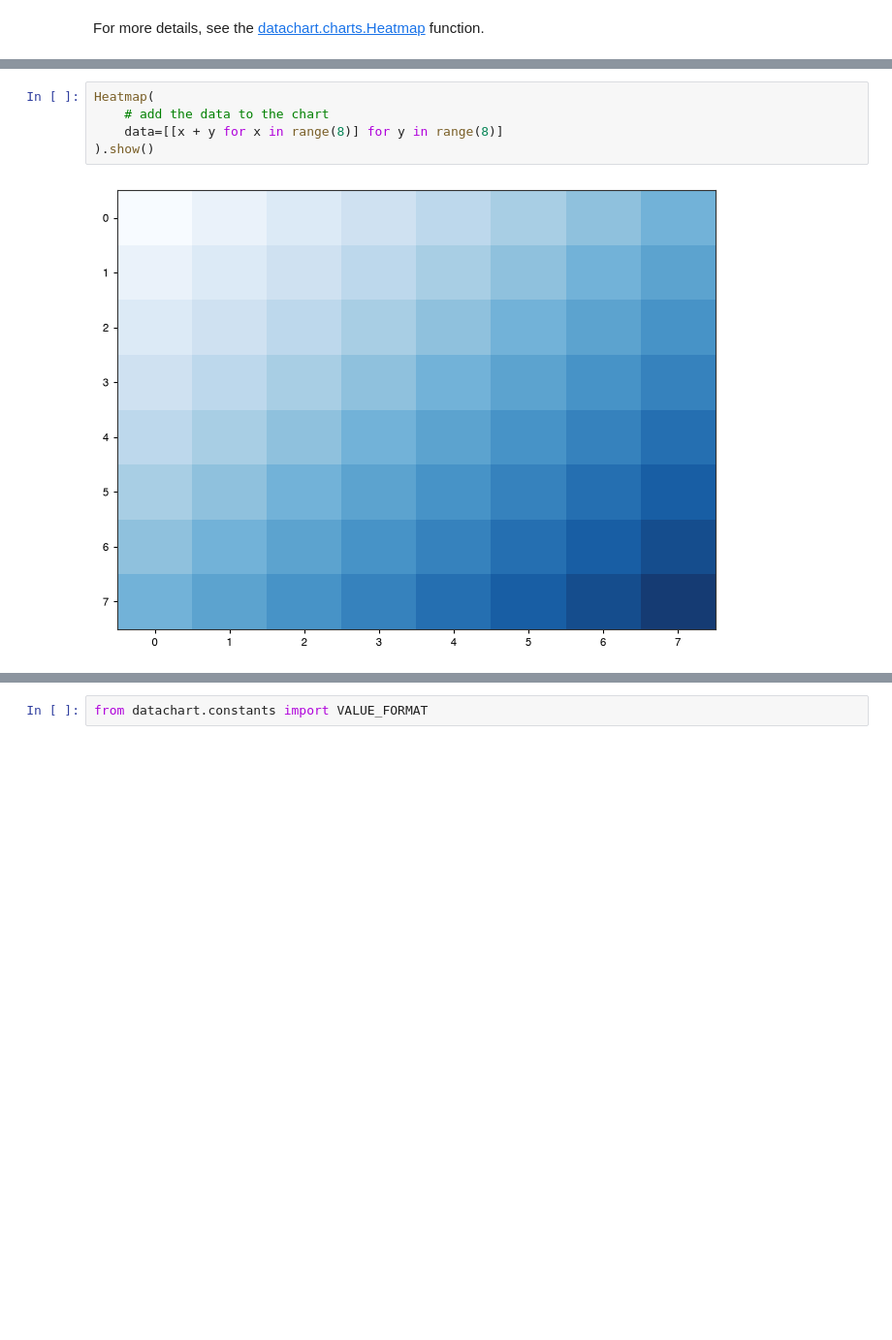
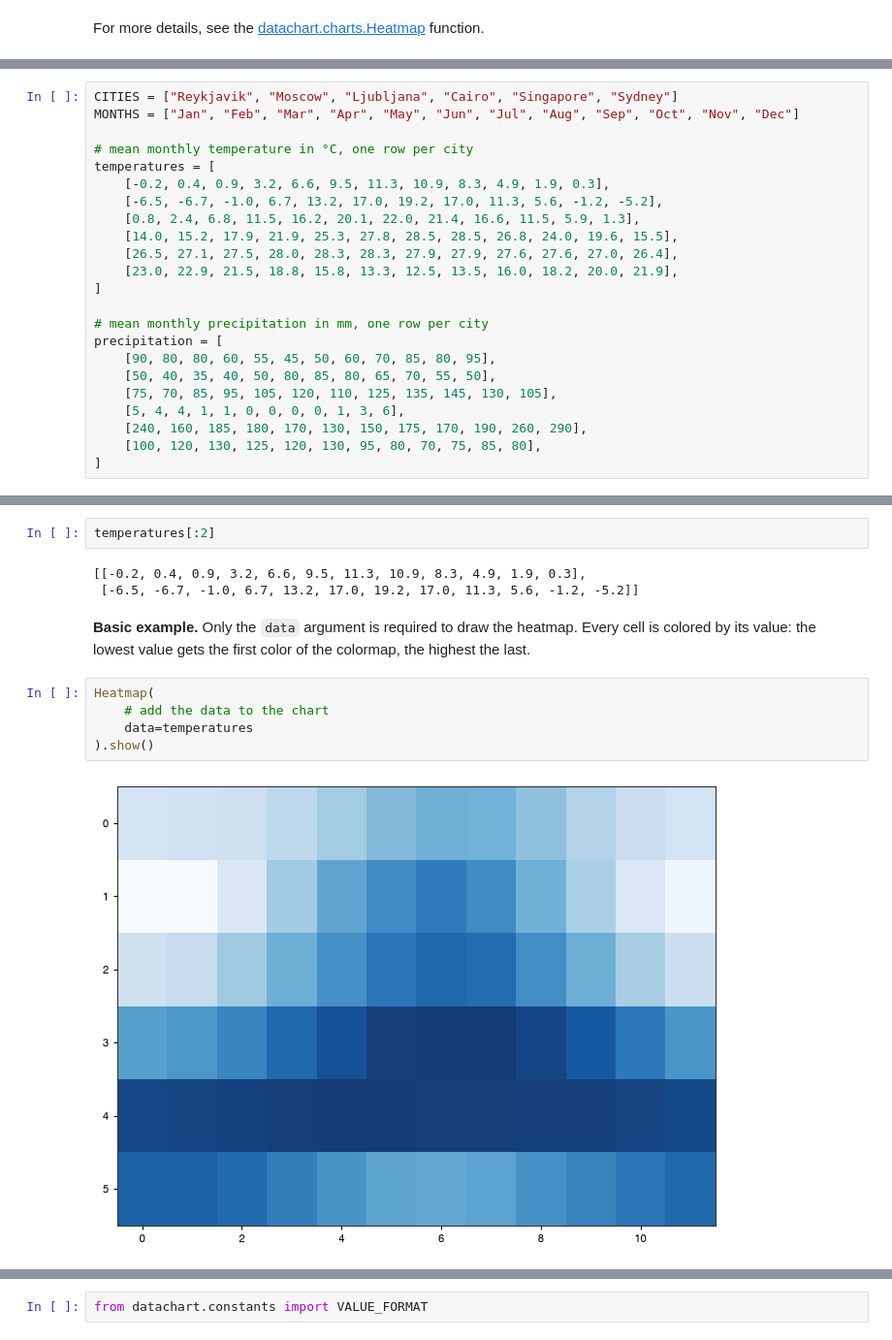
Before and after one commit to eriknovak/datachart, a Jupyter notebook: docs/how-to-guides/charts/heatmap.ipynb, the cells around one changed output, grey strips where cells are left out. Shown at 97% size. Cells and saved outputs as stored; diff of their text form; blank space fills up the shorter version.

```diff
--- a/docs/how-to-guides/charts/heatmap.ipynb
+++ b/docs/how-to-guides/charts/heatmap.ipynb
@@ -53,0 +71,23 @@ The following example shows how only the `data` argument is required to draw the
+# %%
+CITIES = ["Reykjavik", "Moscow", "Ljubljana", "Cairo", "Singapore", "Sydney"]
+MONTHS = ["Jan", "Feb", "Mar", "Apr", "May", "Jun", "Jul", "Aug", "Sep", "Oct", "Nov", "Dec"]
+
+# mean monthly temperature in °C, one row per city
+temperatures = [
+    [-0.2, 0.4, 0.9, 3.2, 6.6, 9.5, 11.3, 10.9, 8.3, 4.9, 1.9, 0.3],
+    [-6.5, -6.7, -1.0, 6.7, 13.2, 17.0, 19.2, 17.0, 11.3, 5.6, -1.2, -5.2],
+    [0.8, 2.4, 6.8, 11.5, 16.2, 20.1, 22.0, 21.4, 16.6, 11.5, 5.9, 1.3],
+    [14.0, 15.2, 17.9, 21.9, 25.3, 27.8, 28.5, 28.5, 26.8, 24.0, 19.6, 15.5],
+    [26.5, 27.1, 27.5, 28.0, 28.3, 28.3, 27.9, 27.9, 27.6, 27.6, 27.0, 26.4],
+    [23.0, 22.9, 21.5, 18.8, 15.8, 13.3, 12.5, 13.5, 16.0, 18.2, 20.0, 21.9],
+]
+
+# mean monthly precipitation in mm, one row per city
+precipitation = [
+    [90, 80, 80, 60, 55, 45, 50, 60, 70, 85, 80, 95],
+    [50, 40, 35, 40, 50, 80, 85, 80, 65, 70, 55, 50],
+    [75, 70, 85, 95, 105, 120, 110, 125, 135, 145, 130, 105],
+    [5, 4, 4, 1, 1, 0, 0, 0, 0, 1, 3, 6],
+    [240, 160, 185, 180, 170, 130, 150, 175, 170, 190, 260, 290],
+    [100, 120, 130, 125, 120, 130, 95, 80, 70, 75, 85, 80],
+]
@@ -54,7 +96,14 @@ The following example shows how only the `data` argument is required to draw the
+# %%
+temperatures[:2]
+# %% [output]
+[[-0.2, 0.4, 0.9, 3.2, 6.6, 9.5, 11.3, 10.9, 8.3, 4.9, 1.9, 0.3],
+ [-6.5, -6.7, -1.0, 6.7, 13.2, 17.0, 19.2, 17.0, 11.3, 5.6, -1.2, -5.2]]
+# %% [markdown]
+**Basic example.** Only the `data` argument is required to draw the heatmap. Every cell is colored by its value: the lowest value gets the first color of the colormap, the highest the last.
 # %%
 Heatmap(
     # add the data to the chart
-    data=[[x + y for x in range(8)] for y in range(8)]
+    data=temperatures
 ).show()
 # %% [output]
-[figure, old version]
+[figure, new version]
```
Also changed, not shown: parts of 55 cells of this notebook, 1 other file.
